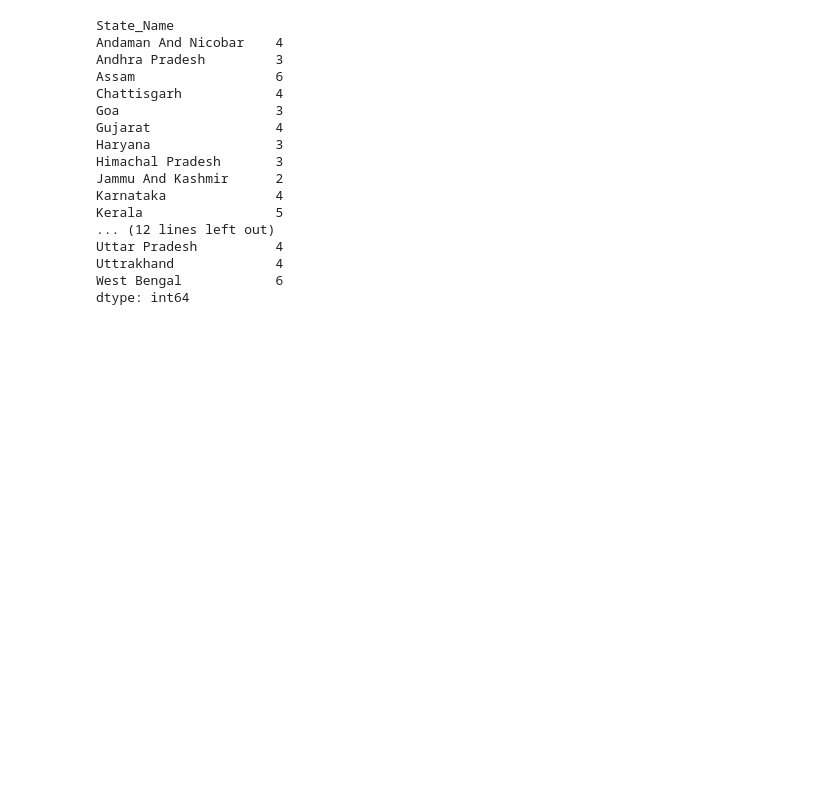
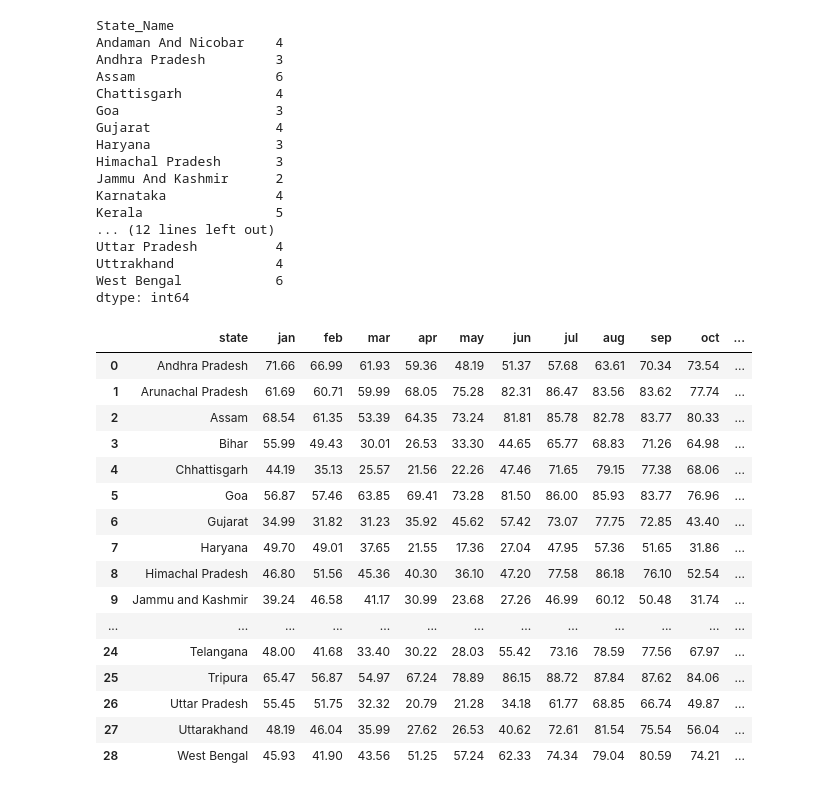
Before and after one commit to Sahil-Amritkar/TRINIT-Crop-Prediction-CPPTonight, a Jupyter notebook: data_exploration.ipynb, the cells around one changed output. Cells and saved outputs as stored; diff of their text form; code cells hidden in the pictures; blank space fills up the shorter version.

```diff
--- a/data_exploration.ipynb
+++ b/data_exploration.ipynb
@@ -523,3 +523,24 @@ Uttar Pradesh          4
 Uttrakhand             4
 West Bengal            6
 dtype: int64
+# %%
+hum_df=pd.read_csv('datasets/rel_humidity.csv')
+hum_df
+# %% [output]
+|  | state | jan | feb | mar | apr | may | jun | jul | aug | sep | oct | ... |
+| 0 | Andhra Pradesh | 71.66 | 66.99 | 61.93 | 59.36 | 48.19 | 51.37 | 57.68 | 63.61 | 70.34 | 73.54 | ... |
+| 1 | Arunachal Pradesh | 61.69 | 60.71 | 59.99 | 68.05 | 75.28 | 82.31 | 86.47 | 83.56 | 83.62 | 77.74 | ... |
+| 2 | Assam | 68.54 | 61.35 | 53.39 | 64.35 | 73.24 | 81.81 | 85.78 | 82.78 | 83.77 | 80.33 | ... |
+| 3 | Bihar | 55.99 | 49.43 | 30.01 | 26.53 | 33.30 | 44.65 | 65.77 | 68.83 | 71.26 | 64.98 | ... |
+| 4 | Chhattisgarh | 44.19 | 35.13 | 25.57 | 21.56 | 22.26 | 47.46 | 71.65 | 79.15 | 77.38 | 68.06 | ... |
+| 5 | Goa | 56.87 | 57.46 | 63.85 | 69.41 | 73.28 | 81.50 | 86.00 | 85.93 | 83.77 | 76.96 | ... |
+| 6 | Gujarat | 34.99 | 31.82 | 31.23 | 35.92 | 45.62 | 57.42 | 73.07 | 77.75 | 72.85 | 43.40 | ... |
+| 7 | Haryana | 49.70 | 49.01 | 37.65 | 21.55 | 17.36 | 27.04 | 47.95 | 57.36 | 51.65 | 31.86 | ... |
+| 8 | Himachal Pradesh | 46.80 | 51.56 | 45.36 | 40.30 | 36.10 | 47.20 | 77.58 | 86.18 | 76.10 | 52.54 | ... |
+| 9 | Jammu and Kashmir | 39.24 | 46.58 | 41.17 | 30.99 | 23.68 | 27.26 | 46.99 | 60.12 | 50.48 | 31.74 | ... |
+| ... | ... | ... | ... | ... | ... | ... | ... | ... | ... | ... | ... | ... |
+| 24 | Telangana | 48.00 | 41.68 | 33.40 | 30.22 | 28.03 | 55.42 | 73.16 | 78.59 | 77.56 | 67.97 | ... |
+| 25 | Tripura | 65.47 | 56.87 | 54.97 | 67.24 | 78.89 | 86.15 | 88.72 | 87.84 | 87.62 | 84.06 | ... |
+| 26 | Uttar Pradesh | 55.45 | 51.75 | 32.32 | 20.79 | 21.28 | 34.18 | 61.77 | 68.85 | 66.74 | 49.87 | ... |
+| 27 | Uttarakhand | 48.19 | 46.04 | 35.99 | 27.62 | 26.53 | 40.62 | 72.61 | 81.54 | 75.54 | 56.04 | ... |
+| 28 | West Bengal | 45.93 | 41.90 | 43.56 | 51.25 | 57.24 | 62.33 | 74.34 | 79.04 | 80.59 | 74.21 | ... |
```
Also changed, not shown: parts of 3 cells of this notebook, 12 other files.
